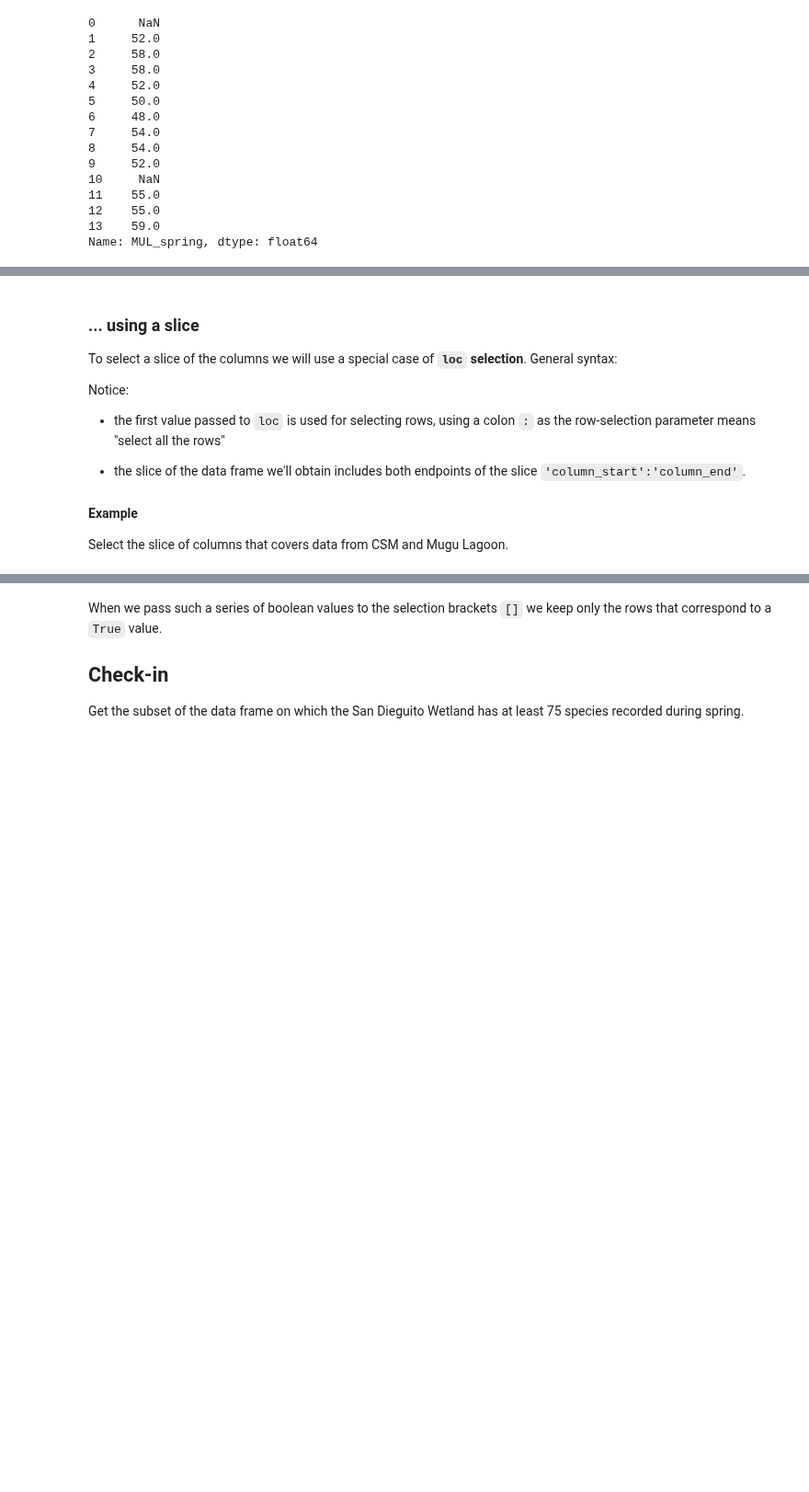
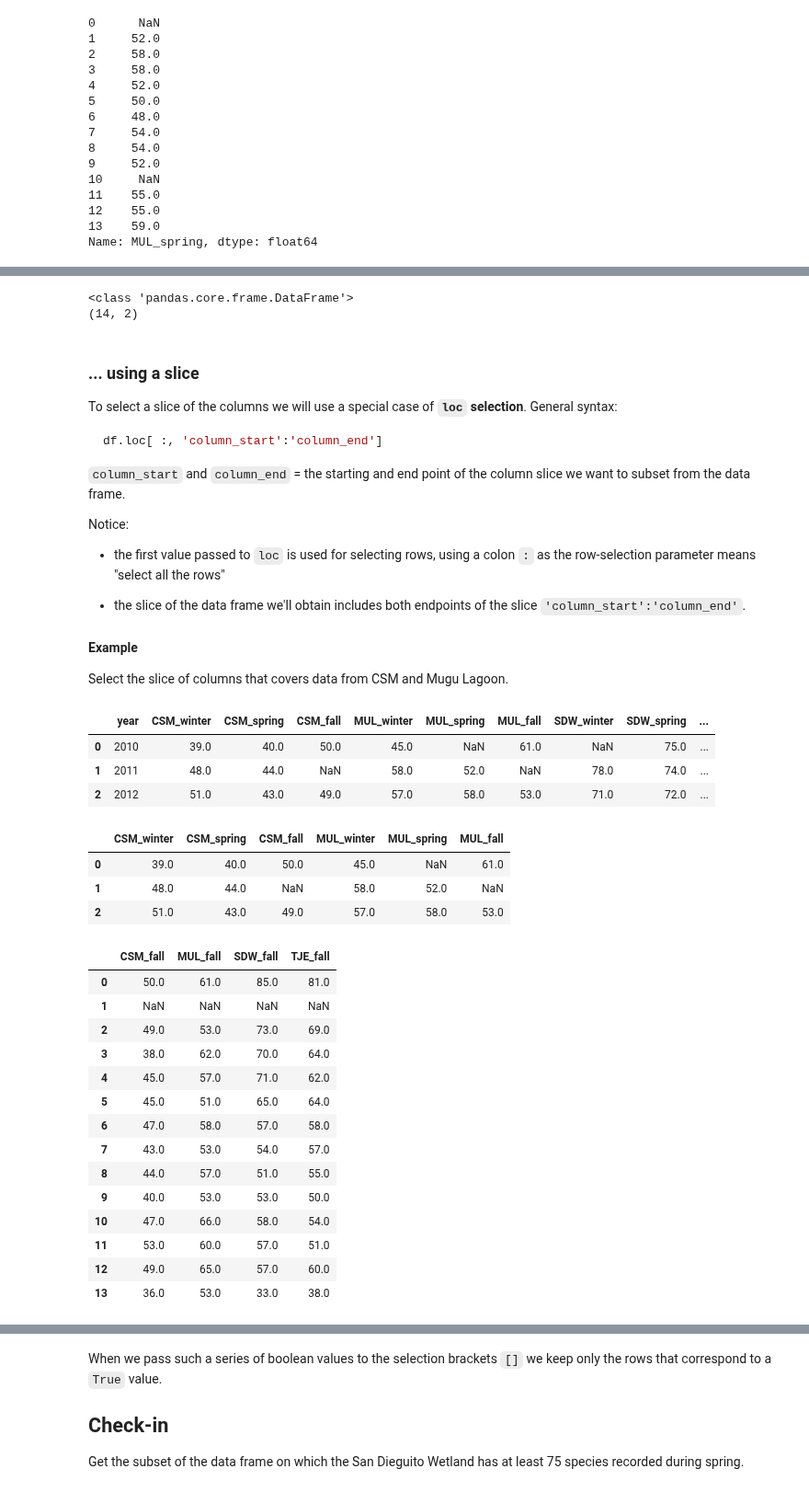
Before and after one commit to sarahhinkley/eds220-inclass, a Jupyter notebook: week-1-pandas-subsetting-STUDENTS.ipynb, the cells around one changed output, grey strips where cells are left out. Shown at 92% size. Saved outputs shown, nothing was run; the diff lists cells and outputs as text; code cells hidden in the pictures; blank space fills up the shorter version.

Commit message:
End of Thursday class, finished lesson on subsetting pandas dfs

````diff
--- a/week-1-pandas-subsetting-STUDENTS.ipynb
+++ b/week-1-pandas-subsetting-STUDENTS.ipynb
@@ -198,8 +223,23 @@ What is the type and shape of the `tje_wf` output? Verify your answer.
+# %%
+# Check the type of the resulting selection
+print(type(tje_wf))
+
+# Check the shape of the selection
+print(tje_wf.shape)
+# %% [output]
+<class 'pandas.core.frame.DataFrame'>
+(14, 2)
 # %% [markdown]
 
 ### ... using a slice
 
 To select a slice of the columns we will use a special case of **`loc` selection**. General syntax:
+
+```python
+df.loc[ :, 'column_start':'column_end']
+```
+
+`column_start` and `column_end` = the starting and end point of the column slice we want to subset from the data frame.
 
 Notice:
 
@@ -211,6 +251,41 @@ Notice:
 #### Example
 
 Select the slice of columns that covers data from CSM and Mugu Lagoon.
+# %%
+df.head(3)
+# %% [output]
+|  | year | CSM_winter | CSM_spring | CSM_fall | MUL_winter | MUL_spring | MUL_fall | SDW_winter | SDW_spring | ... |
+| 0 | 2010 | 39.0 | 40.0 | 50.0 | 45.0 | NaN | 61.0 | NaN | 75.0 | ... |
+| 1 | 2011 | 48.0 | 44.0 | NaN | 58.0 | 52.0 | NaN | 78.0 | 74.0 | ... |
+| 2 | 2012 | 51.0 | 43.0 | 49.0 | 57.0 | 58.0 | 53.0 | 71.0 | 72.0 | ... |
+# %%
+csm_mul = df.loc[:, 'CSM_winter':'MUL_fall']
+csm_mul.head(3)
+# %% [output]
+|  | CSM_winter | CSM_spring | CSM_fall | MUL_winter | MUL_spring | MUL_fall |
+| 0 | 39.0 | 40.0 | 50.0 | 45.0 | NaN | 61.0 |
+| 1 | 48.0 | 44.0 | NaN | 58.0 | 52.0 | NaN |
+| 2 | 51.0 | 43.0 | 49.0 | 57.0 | 58.0 | 53.0 |
+# %%
+# Another method for selecting:
+# Select all columns that have fall in it
+df.filter(like='fall') # looks for the word 'fall' in the column names
+# %% [output]
+|  | CSM_fall | MUL_fall | SDW_fall | TJE_fall |
+| 0 | 50.0 | 61.0 | 85.0 | 81.0 |
+| 1 | NaN | NaN | NaN | NaN |
+| 2 | 49.0 | 53.0 | 73.0 | 69.0 |
+| 3 | 38.0 | 62.0 | 70.0 | 64.0 |
+| 4 | 45.0 | 57.0 | 71.0 | 62.0 |
+| 5 | 45.0 | 51.0 | 65.0 | 64.0 |
+| 6 | 47.0 | 58.0 | 57.0 | 58.0 |
+| 7 | 43.0 | 53.0 | 54.0 | 57.0 |
+| 8 | 44.0 | 57.0 | 51.0 | 55.0 |
+| 9 | 40.0 | 53.0 | 53.0 | 50.0 |
+| 10 | 47.0 | 66.0 | 58.0 | 54.0 |
+| 11 | 53.0 | 60.0 | 57.0 | 51.0 |
+| 12 | 49.0 | 65.0 | 57.0 | 60.0 |
+| 13 | 36.0 | 53.0 | 33.0 | 38.0 |
 # %% [markdown]
 ## Selecting rows...
 Let's move on to selecting rows.
````
Also changed, not shown: parts of 23 cells of this notebook.
